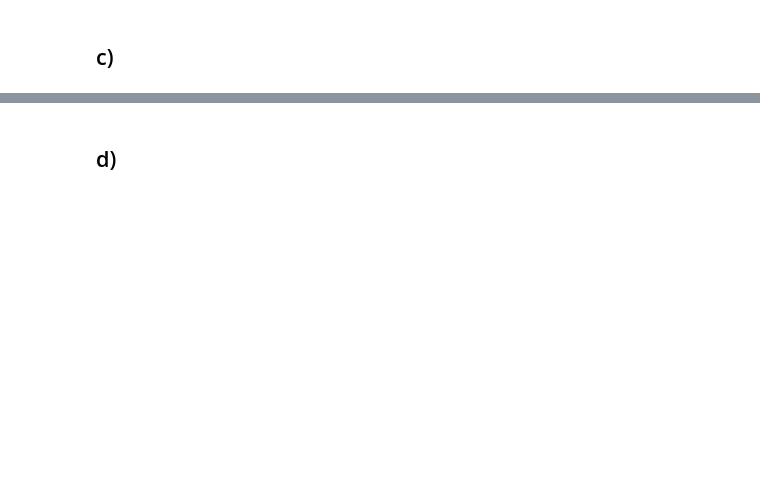
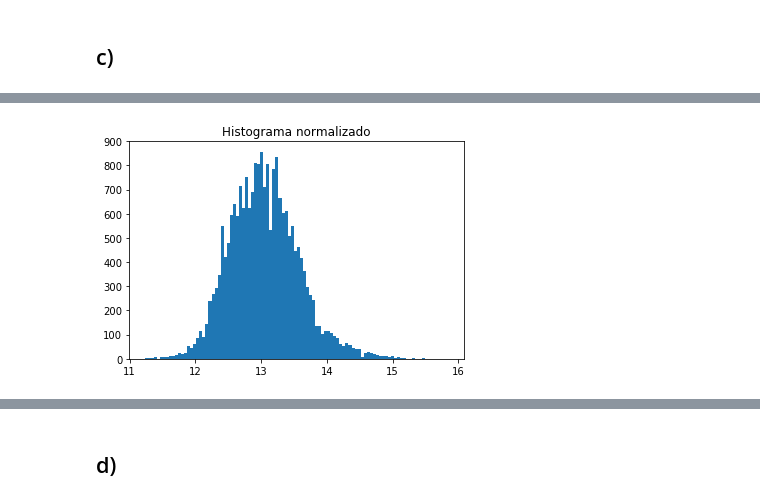
Before and after one commit to VitoVoti/ML_T1_LinReg, a Jupyter notebook: Tarea1 .ipynb, the cells around one changed output, grey strips where cells are left out. Cells and saved outputs as stored; diff of their text form; code cells hidden in the pictures; blank space fills up the shorter version.

```diff
--- a/Tarea1 .ipynb
+++ b/Tarea1 .ipynb
@@ -60,3 +69,9 @@ df_scaled['price'] = np.log(df['price'])
+# %%
+plt.title("Histograma normalizado")
+plt.hist(df_scaled["price"], bins=100)
+plt.show()
+# %% [output]
+[figure, added]
 # %%
 df_scaled.describe()
 # %% [output]
```
Also changed, not shown: parts of 11 cells of this notebook.
